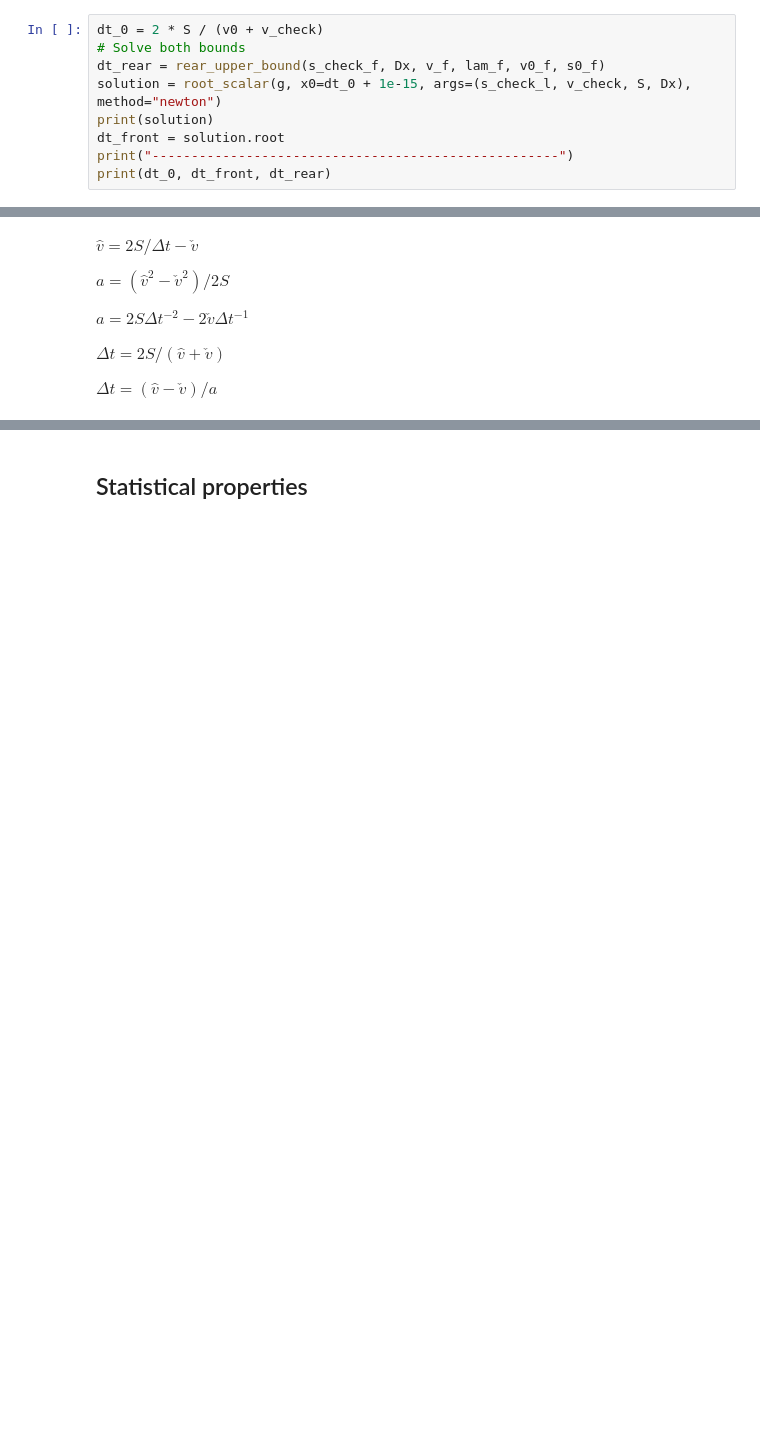
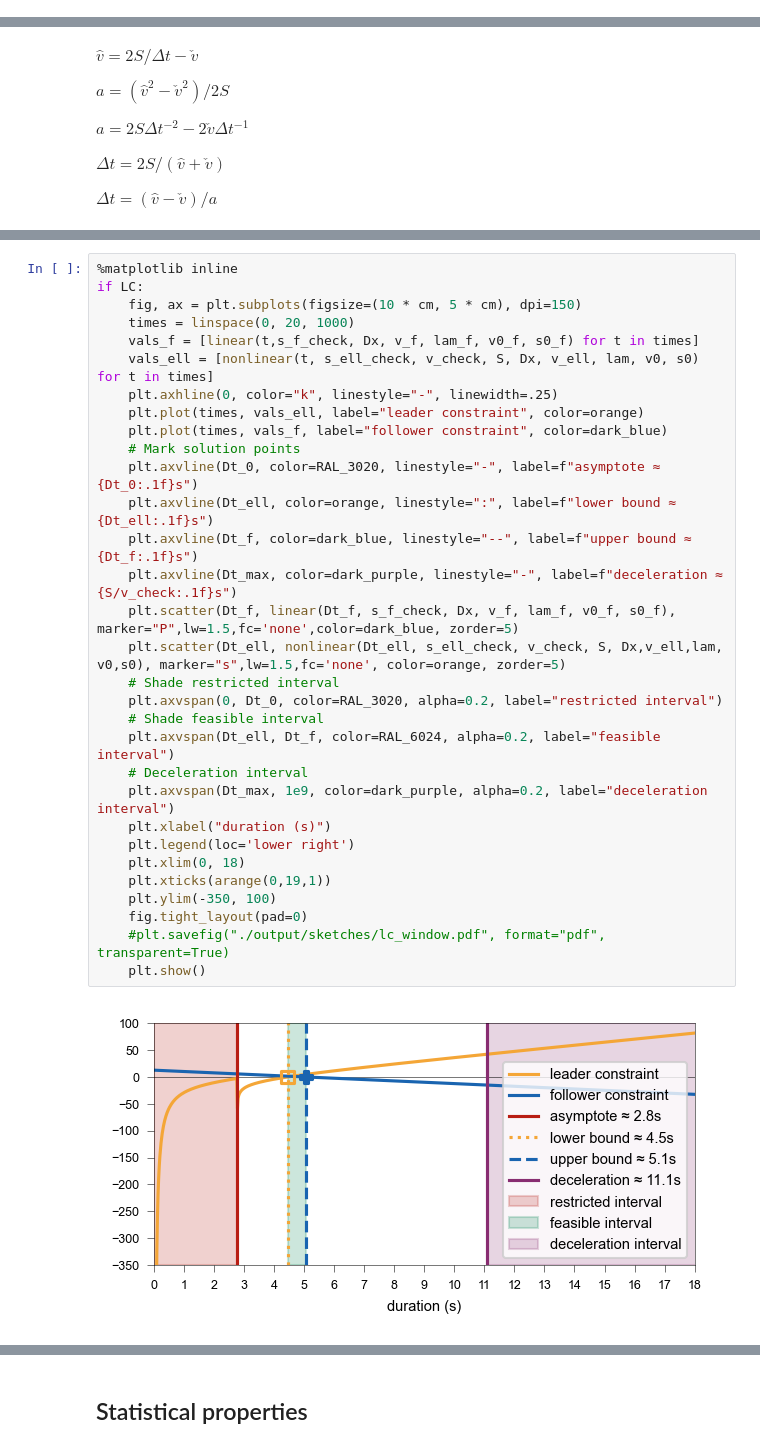
Before and after one commit to EPFL-ENAC/LUTS-pneuma-simulator, a Jupyter notebook: notebooks/discrete.ipynb, the cells around one changed output, grey strips where cells are left out. Saved outputs shown, nothing was run; the diff lists cells and outputs as text; blank space fills up the shorter version.

```diff
--- a/notebooks/discrete.ipynb
+++ b/notebooks/discrete.ipynb
@@ -443,9 +260,0 @@ adjust
-# %%
-dt_0 = 2 * S / (v0 + v_check)
-# Solve both bounds
-dt_rear = rear_upper_bound(s_check_f, Dx, v_f, lam_f, v0_f, s0_f)
-solution = root_scalar(g, x0=dt_0 + 1e-15, args=(s_check_l, v_check, S, Dx), method="newton")
-print(solution)
-dt_front = solution.root
-print("----------------------------------------------------")
-print(dt_0, dt_front, dt_rear)
@@ -691,0 +589,33 @@ def sample_trajectory_closedform(check_v, check_x, check_y, a, R, Dt, theta_star
+# %%
+%matplotlib inline
+if LC:
+    fig, ax = plt.subplots(figsize=(10 * cm, 5 * cm), dpi=150)
+    times = linspace(0, 20, 1000)
+    vals_f = [linear(t,s_f_check, Dx, v_f, lam_f, v0_f, s0_f) for t in times]
+    vals_ell = [nonlinear(t, s_ell_check, v_check, S, Dx, v_ell, lam, v0, s0) for t in times]
+    plt.axhline(0, color="k", linestyle="-", linewidth=.25)
+    plt.plot(times, vals_ell, label="leader constraint", color=orange)
+    plt.plot(times, vals_f, label="follower constraint", color=dark_blue)
+    # Mark solution points
+    plt.axvline(Dt_0, color=RAL_3020, linestyle="-", label=f"asymptote ≈ {Dt_0:.1f}s")
+    plt.axvline(Dt_ell, color=orange, linestyle=":", label=f"lower bound ≈ {Dt_ell:.1f}s")
+    plt.axvline(Dt_f, color=dark_blue, linestyle="--", label=f"upper bound ≈ {Dt_f:.1f}s")
+    plt.axvline(Dt_max, color=dark_purple, linestyle="-", label=f"deceleration ≈ {S/v_check:.1f}s")
+    plt.scatter(Dt_f, linear(Dt_f, s_f_check, Dx, v_f, lam_f, v0_f, s0_f), marker="P",lw=1.5,fc='none',color=dark_blue, zorder=5)
+    plt.scatter(Dt_ell, nonlinear(Dt_ell, s_ell_check, v_check, S, Dx,v_ell,lam, v0,s0), marker="s",lw=1.5,fc='none', color=orange, zorder=5)
+    # Shade restricted interval
+    plt.axvspan(0, Dt_0, color=RAL_3020, alpha=0.2, label="restricted interval")
+    # Shade feasible interval
+    plt.axvspan(Dt_ell, Dt_f, color=RAL_6024, alpha=0.2, label="feasible interval")
+    # Deceleration interval
+    plt.axvspan(Dt_max, 1e9, color=dark_purple, alpha=0.2, label="deceleration interval")
+    plt.xlabel("duration (s)")
+    plt.legend(loc='lower right')
+    plt.xlim(0, 18)
+    plt.xticks(arange(0,19,1))
+    plt.ylim(-350, 100)
+    fig.tight_layout(pad=0)
+    #plt.savefig("./output/sketches/lc_window.pdf", format="pdf", transparent=True)
+    plt.show()
+# %% [output]
+[figure, added]
```
Also changed, not shown: parts of 40 cells of this notebook.
